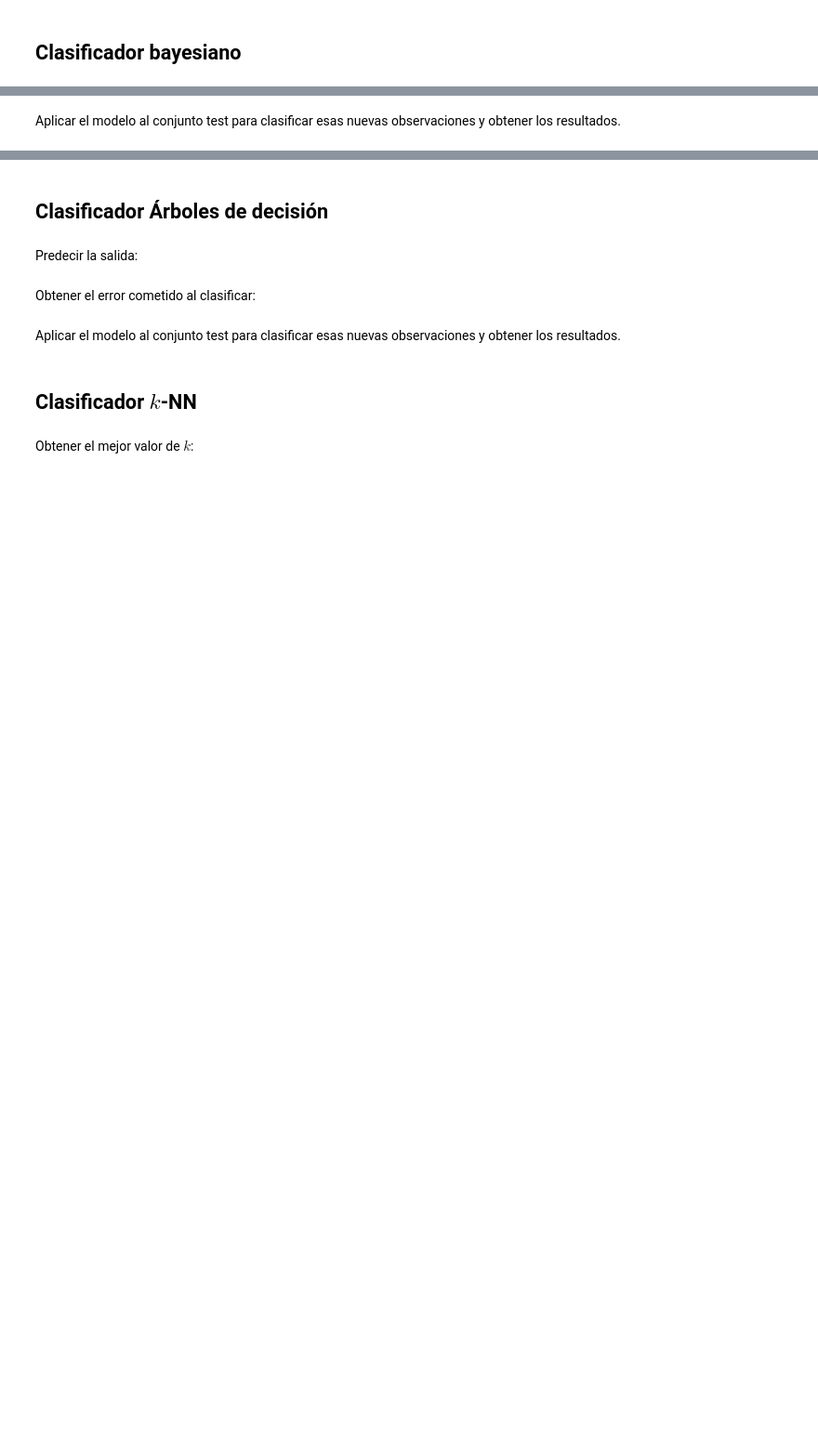
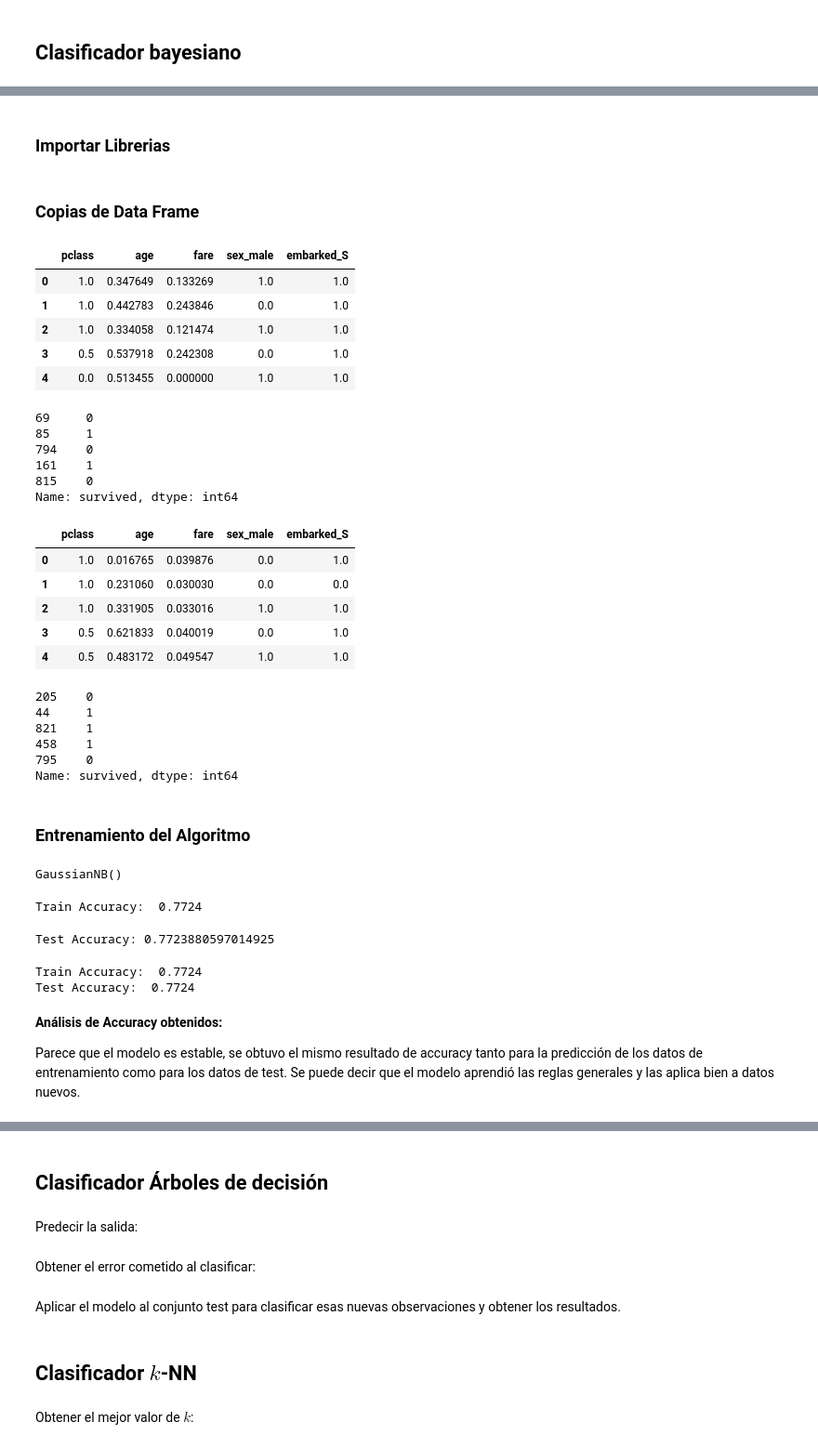
Before and after one commit to ivancepedagomez-sys/Proyecto_Titanic, a Jupyter notebook: Titanic_Project.ipynb, the cells around one changed output, grey strips where cells are left out. Shown at 93% size. Saved outputs shown, nothing was run; the diff lists cells and outputs as text; code cells hidden in the pictures; blank space fills up the shorter version.

```diff
--- a/Titanic_Project.ipynb
+++ b/Titanic_Project.ipynb
@@ -2140,8 +2170,2 @@ Aplicar alguna técnica de validación generando los subconjuntos correspondient
 # %% [markdown]
 ## Clasificador bayesiano
-# %%
-# Crea un objeto de tipo GaussianNB
-
-
-# Realiza el entrenamiento usando el método fit
-nbc.fit(X_train, y_train)
@@ -2152,2 +2172,2 @@ Obtener el error cometido al clasificar:
-# %% [markdown]
-Aplicar el modelo al conjunto test para clasificar esas nuevas observaciones y obtener los resultados.
+# %% [markdown]
+### Importar Librerias
@@ -2153,0 +2177,2 @@ Aplicar el modelo al conjunto test para clasificar esas nuevas observaciones y o
+# %% [markdown]
+### Copias de Data Frame
@@ -2153,0 +2185,45 @@ Aplicar el modelo al conjunto test para clasificar esas nuevas observaciones y o
+# %%
+display(X_train_CB.head(5))
+display(Y_train_CB.head(5))
+display(X_test_CB.head(5))
+display(Y_test_CB.head(5))
+# %% [output]
+|  | pclass | age | fare | sex_male | embarked_S |
+| 0 | 1.0 | 0.347649 | 0.133269 | 1.0 | 1.0 |
+| 1 | 1.0 | 0.442783 | 0.243846 | 0.0 | 1.0 |
+| 2 | 1.0 | 0.334058 | 0.121474 | 1.0 | 1.0 |
+| 3 | 0.5 | 0.537918 | 0.242308 | 0.0 | 1.0 |
+| 4 | 0.0 | 0.513455 | 0.000000 | 1.0 | 1.0 |
+69     0
+85     1
+794    0
+161    1
+815    0
+Name: survived, dtype: int64
+|  | pclass | age | fare | sex_male | embarked_S |
+| 0 | 1.0 | 0.016765 | 0.039876 | 0.0 | 1.0 |
+| 1 | 1.0 | 0.231060 | 0.030030 | 0.0 | 0.0 |
+| 2 | 1.0 | 0.331905 | 0.033016 | 1.0 | 1.0 |
+| 3 | 0.5 | 0.621833 | 0.040019 | 0.0 | 1.0 |
+| 4 | 0.5 | 0.483172 | 0.049547 | 1.0 | 1.0 |
+205    0
+44     1
+821    1
+458    1
+795    0
+Name: survived, dtype: int64
+# %% [markdown]
+### Entrenamiento del Algoritmo
+# %%
+#Creación de elemento Gaussian
+nbc = GaussianNB()
+nbc.fit(X_train_CB, Y_train_CB)
+# %% [output]
+GaussianNB()
+# %%
+#Precisión Train
+y_pred_train_CB = nbc.predict(X_train_CB)
+acc_train_CB = accuracy_score(Y_train_CB, y_pred_train_CB)
+print(f"Train Accuracy: {acc_train_CB: .4f}")
+# %% [output]
+Train Accuracy:  0.7724
@@ -2153,0 +2233,16 @@ Aplicar el modelo al conjunto test para clasificar esas nuevas observaciones y o
+# %%
+#Acurracy predicción test
+acc_test_CB = accuracy_score(Y_test_CB, y_pred_test_CB)
+print(f"Test Accuracy: {acc_test_CB}")
+# %% [output]
+Test Accuracy: 0.7723880597014925
+# %%
+print(f"Train Accuracy: {acc_train_CB: .4f}")
+print(f"Test Accuracy: {acc_test_CB: .4f}")
+# %% [output]
+Train Accuracy:  0.7724
+Test Accuracy:  0.7724
+# %% [markdown]
+**Análisis de Accuracy obtenidos:**
+
+Parece que el modelo es estable, se obtuvo el mismo resultado de accuracy tanto para la predicción de los datos de entrenamiento como para los datos de test. Se puede decir que el modelo aprendió las reglas generales y las aplica bien a datos nuevos.
```
Also changed, not shown: parts of 29 cells of this notebook.
